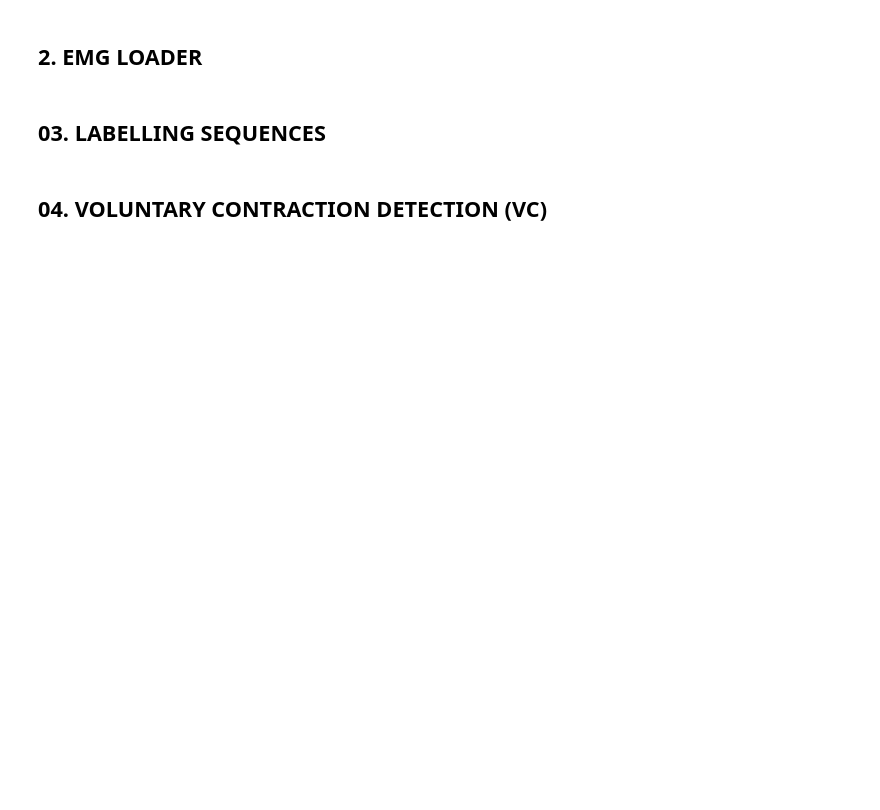
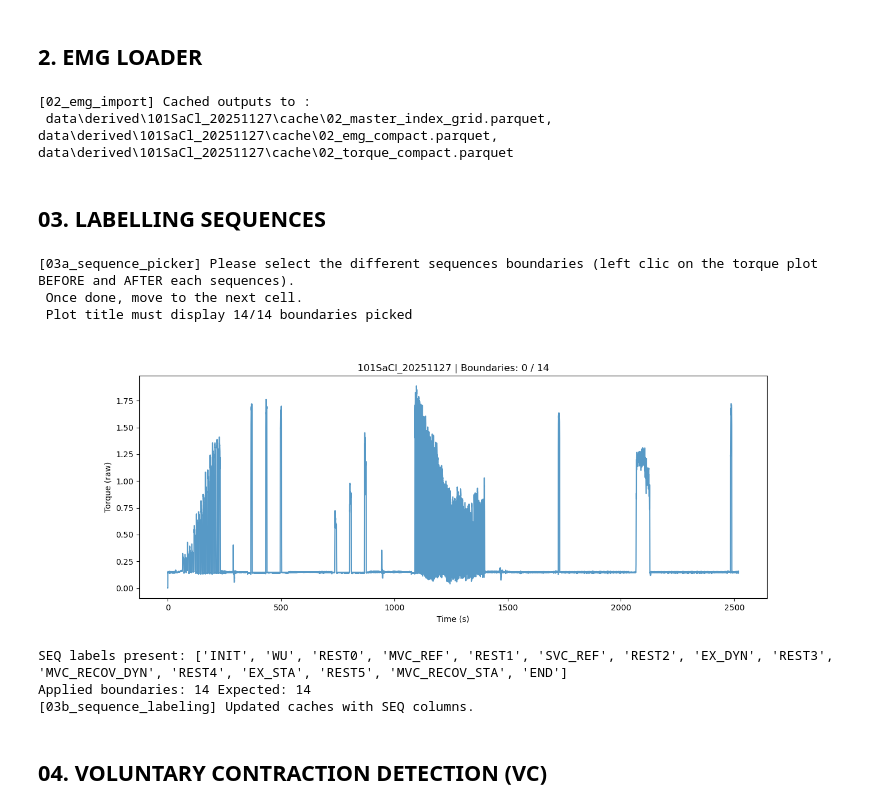
Before and after one commit to MorganVir/AMSTROM_CAMPAIGN, a Jupyter notebook: main.ipynb, the cells around one changed output. Cells and saved outputs as stored; diff of their text form; code cells hidden in the pictures; blank space fills up the shorter version.

```diff
--- a/main.ipynb
+++ b/main.ipynb
@@ -148,2 +99,27 @@ else:
+# %%
+# 02 - EMG IMPORT (function-based)
+
+import importlib
+from sources import _02_emg_import
+importlib.reload(_02_emg_import)
+
+master_index_grid, emg_compact_df, torque_compact_df, ts_ref = _02_emg_import.run_emg_import(
+    ctx=CTX,
+    raw_emg_dir=RAW_EMG_DIR,
+    run_id=RUN_ID,
+    participants_df=participants_df,
+    force_recompute=False,
+)
+
+# fill ctx for downstream
+CTX["master_index_grid"] = master_index_grid
+CTX["emg_compact_df"] = emg_compact_df
+CTX["torque_compact_df"] = torque_compact_df
+CTX["ts_ref"] = ts_ref
+# %% [output]
+[02_emg_import] Cached outputs to :
+ data\derived\101SaCl_20251127\cache\02_master_index_grid.parquet,
+data\derived\101SaCl_20251127\cache\02_emg_compact.parquet,
+data\derived\101SaCl_20251127\cache\02_torque_compact.parquet
 # %% [markdown]
 ## 03. LABELLING SEQUENCES
@@ -203,3 +126,45 @@ else:
+# %%
+# 03a - MANUAL SEQ PICKER (torque-based)
+%matplotlib widget
+
+from sources import _03a_sequence_picker
+importlib.reload(_03a_sequence_picker)
+
+output_json_path = _03a_sequence_picker.run_sequence_manual_selection(
+    ctx=CTX,
+    seq_order=SEQ_ORDER,
+    force_recompute=False,
+)
+# %% [output]
+[03a_sequence_picker] Please select the different sequences boundaries (left clic on the torque plot BEFORE and AFTER each sequences).
+ Once done, move to the next cell.
+ Plot title must display 14/14 boundaries picked
+[figure, added]
+# %%
+# 03b - Apply SEQ labeling
+%matplotlib inline
+from sources import _03b_sequence_labeling
+import importlib
+importlib.reload(_03b_sequence_labeling)
+
+
+
+master_index_grid, emg_compact_df, torque_compact_df = (
+    _03b_sequence_labeling.run_apply_label_to_grid(
+        ctx=CTX,
+        seq_order=SEQ_ORDER,
+        force_recompute=False,
+    )
+)
+
+# update CTX with labeled versions
+CTX["master_index_grid"] = master_index_grid
+CTX["emg_compact_df"] = emg_compact_df
+CTX["torque_compact_df"] = torque_compact_df
+# %% [output]
+SEQ labels present: ['INIT', 'WU', 'REST0', 'MVC_REF', 'REST1', 'SVC_REF', 'REST2', 'EX_DYN', 'REST3', 'MVC_RECOV_DYN', 'REST4', 'EX_STA', 'REST5', 'MVC_RECOV_STA', 'END']
+Applied boundaries: 14 Expected: 14
+[03b_sequence_labeling] Updated caches with SEQ columns.
 # %% [markdown]
 ## 04. VOLUNTARY CONTRACTION DETECTION (VC)
 # %%
```
Also changed, not shown: parts of 29 cells of this notebook, 24 other files.
